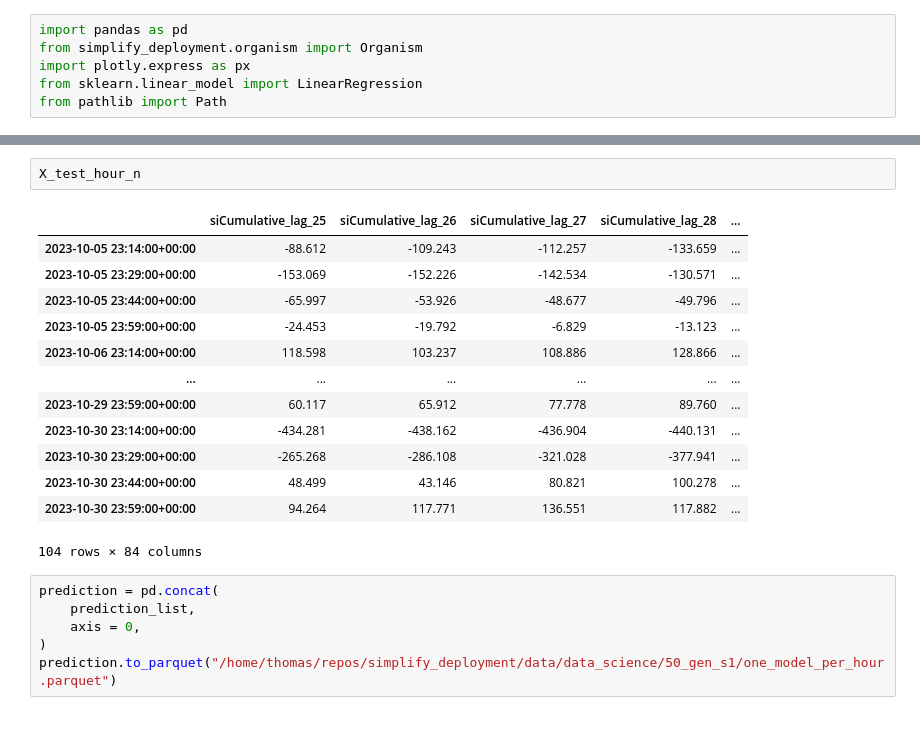
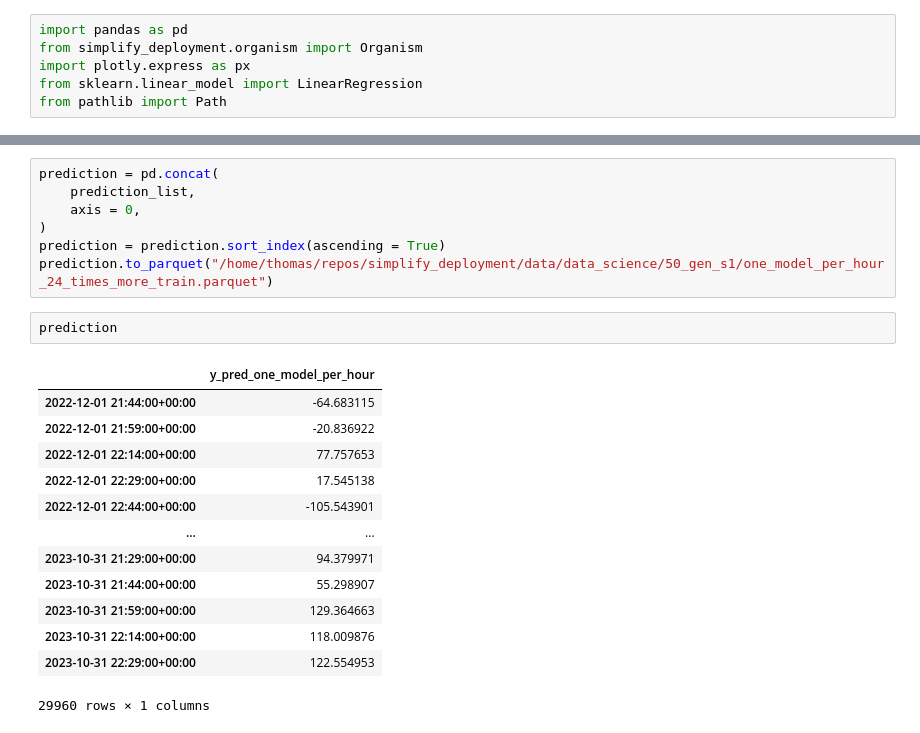
Before and after one commit to ThomasCrssrts/simplify_deployment, a Jupyter notebook: src/simplify_deployment/data_science/predictions_one_model_per_hour.ipynb, the cells around one changed output, grey strips where cells are left out. Saved outputs shown, nothing was run; the diff lists cells and outputs as text.

```diff
--- a/src/simplify_deployment/data_science/predictions_one_model_per_hour.ipynb
+++ b/src/simplify_deployment/data_science/predictions_one_model_per_hour.ipynb
@@ -75,25 +64,26 @@ Fold 11 hour 20 done.
 Fold 11 hour 21 done.
 Fold 11 hour 22 done.
 Fold 11 hour 23 done.
-# %%
-X_test_hour_n
-# %% [output]
-|  | siCumulative_lag_25 | siCumulative_lag_26 | siCumulative_lag_27 | siCumulative_lag_28 | ... |
-| 2023-10-05 23:14:00+00:00 | -88.612 | -109.243 | -112.257 | -133.659 | ... |
-| 2023-10-05 23:29:00+00:00 | -153.069 | -152.226 | -142.534 | -130.571 | ... |
-| 2023-10-05 23:44:00+00:00 | -65.997 | -53.926 | -48.677 | -49.796 | ... |
-| 2023-10-05 23:59:00+00:00 | -24.453 | -19.792 | -6.829 | -13.123 | ... |
-| 2023-10-06 23:14:00+00:00 | 118.598 | 103.237 | 108.886 | 128.866 | ... |
-| ... | ... | ... | ... | ... | ... |
-| 2023-10-29 23:59:00+00:00 | 60.117 | 65.912 | 77.778 | 89.760 | ... |
-| 2023-10-30 23:14:00+00:00 | -434.281 | -438.162 | -436.904 | -440.131 | ... |
-| 2023-10-30 23:29:00+00:00 | -265.268 | -286.108 | -321.028 | -377.941 | ... |
-| 2023-10-30 23:44:00+00:00 | 48.499 | 43.146 | 80.821 | 100.278 | ... |
-| 2023-10-30 23:59:00+00:00 | 94.264 | 117.771 | 136.551 | 117.882 | ... |
-104 rows × 84 columns
 # %%
 prediction = pd.concat(
     prediction_list,
     axis = 0,
 )
-prediction.to_parquet("/home/thomas/repos/simplify_deployment/data/data_science/50_gen_s1/one_model_per_hour.parquet")
+prediction = prediction.sort_index(ascending = True)
+prediction.to_parquet("/home/thomas/repos/simplify_deployment/data/data_science/50_gen_s1/one_model_per_hour_24_times_more_train.parquet")
+# %%
+prediction
+# %% [output]
+|  | y_pred_one_model_per_hour |
+| 2022-12-01 21:44:00+00:00 | -64.683115 |
+| 2022-12-01 21:59:00+00:00 | -20.836922 |
+| 2022-12-01 22:14:00+00:00 | 77.757653 |
+| 2022-12-01 22:29:00+00:00 | 17.545138 |
+| 2022-12-01 22:44:00+00:00 | -105.543901 |
+| ... | ... |
+| 2023-10-31 21:29:00+00:00 | 94.379971 |
+| 2023-10-31 21:44:00+00:00 | 55.298907 |
+| 2023-10-31 21:59:00+00:00 | 129.364663 |
+| 2023-10-31 22:14:00+00:00 | 118.009876 |
+| 2023-10-31 22:29:00+00:00 | 122.554953 |
+29960 rows × 1 columns
```
Also changed, not shown: parts of 5 cells of this notebook.
